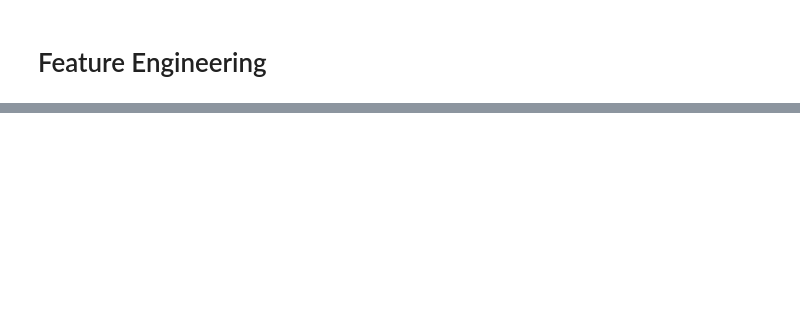
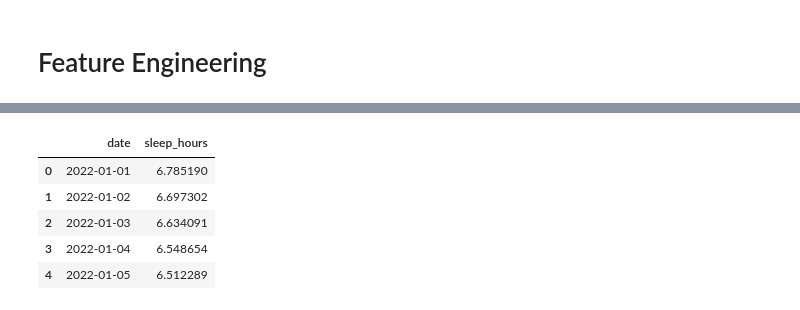
Before and after one commit to ds-sebastian/pog4-sleep-kaggle, a Jupyter notebook: eda.ipynb, the cells around one changed output, grey strips where cells are left out. Cells and saved outputs as stored; diff of their text form; code cells hidden in the pictures; blank space fills up the shorter version.

```diff
--- a/eda.ipynb
+++ b/eda.ipynb
@@ -756,0 +415,18 @@ df
+# %%
+# Merge Submissions test
+
+from glob import glob
+
+files = glob("./submissions/*.csv")
+
+sub_all = pd.concat([pd.read_csv(f) for f in files], axis=0, ignore_index=True)
+sub_all = sub_all.groupby("date")["sleep_hours"].mean().reset_index()
+sub_all.to_csv("./submissions/submission_combined.csv", index=False)
+sub_all.head()
+# %% [output]
+|  | date | sleep_hours |
+| 0 | 2022-01-01 | 6.785190 |
+| 1 | 2022-01-02 | 6.697302 |
+| 2 | 2022-01-03 | 6.634091 |
+| 3 | 2022-01-04 | 6.548654 |
+| 4 | 2022-01-05 | 6.512289 |
```
Also changed, not shown: parts of 55 cells of this notebook, 9 other files.
